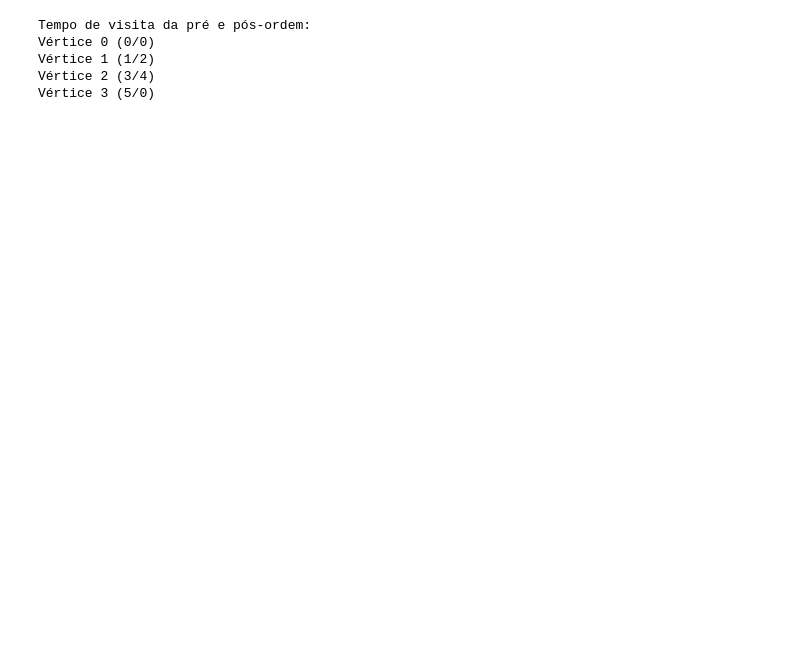
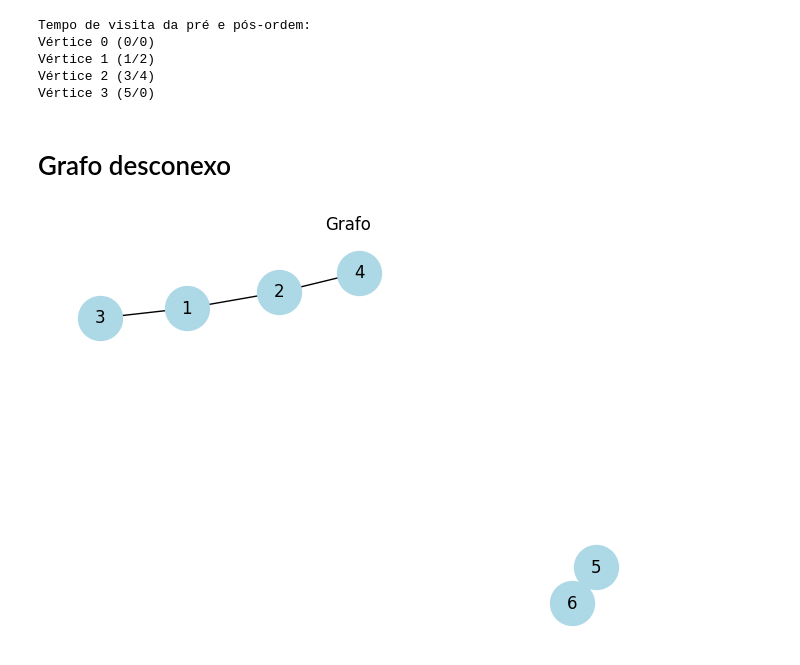
Before and after one commit to Douglas-cc/teoria_dos_grafos, a Jupyter notebook: algo_busca.ipynb, the cells around one changed output. Saved outputs shown, nothing was run; the diff lists cells and outputs as text; code cells hidden in the pictures; blank space fills up the shorter version.

```diff
--- a/algo_busca.ipynb
+++ b/algo_busca.ipynb
@@ -58,3 +82,16 @@ Vértice 0 (0/0)
 Vértice 1 (1/2)
 Vértice 2 (3/4)
 Vértice 3 (5/0)
+# %% [markdown]
+# Grafo desconexo
+# %%
+G_desconexo = Grafo(eh_direcionado=False)
+
+G_desconexo.adiciona_vertices(1, 2)
+G_desconexo.adiciona_vertices(1, 3)
+G_desconexo.adiciona_vertices(2, 4)
+G_desconexo.adiciona_vertices(5, 6)
+# %%
+G_desconexo.plot_grafo()
+# %% [output]
+[figure, added]
```
Also changed, not shown: parts of 7 cells of this notebook, 1 other file.
